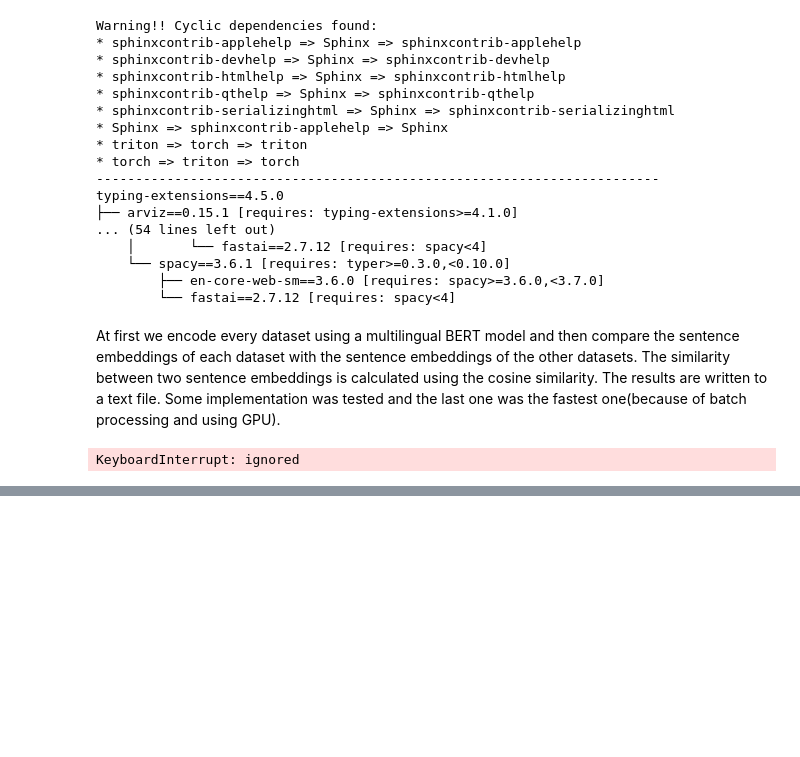
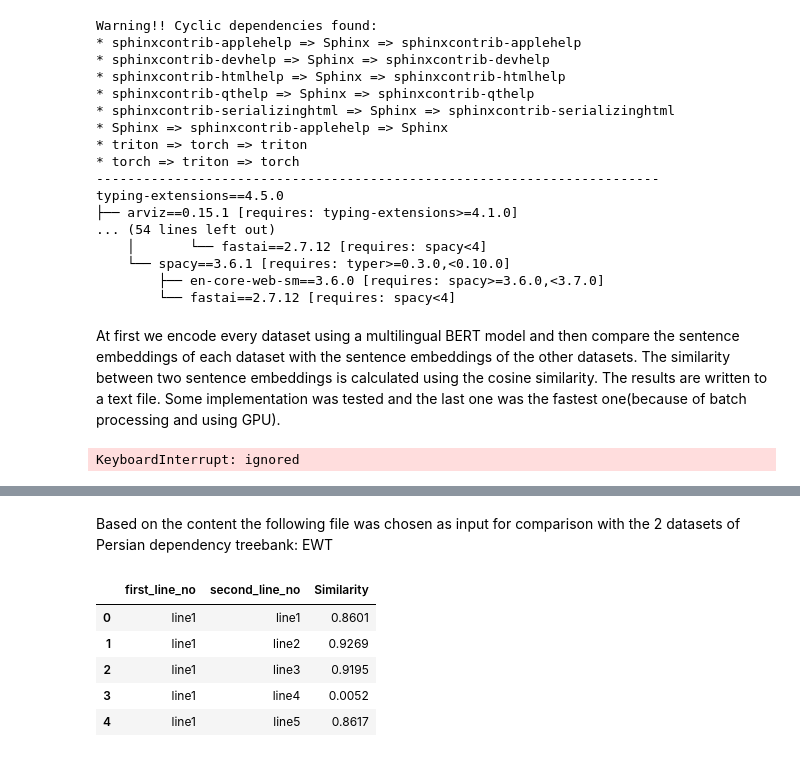
Before and after one commit to Hirbod-JORFlint/Language_layer_investigation, a Jupyter notebook: similarity test.ipynb, the cells around one changed output, grey strips where cells are left out. Drawn from its saved outputs; the diff is of its cells as text; code cells hidden in the pictures; blank space fills up the shorter version.

```diff
--- a/similarity test.ipynb
+++ b/similarity test.ipynb
@@ -335,0 +353,3 @@ Among these results actually the content of english datasets has to be considere
+# %% [markdown]
+Based on the content the following file was chosen as input for comparison with the 2 datasets of Persian dependency treebank:
+EWT
@@ -335,0 +358,11 @@ Among these results actually the content of english datasets has to be considere
+# %%
+with open('E:\Dars\Research Project\Language_layer_investigation\datasets\Files\en_ewt_fa_perdt_comparison.txt', 'r', encoding='utf-8') as f:
+  df1 = pd.read_csv(f, sep=',')
+df1.head()
+# %% [output]
+|  | first_line_no | second_line_no | Similarity |
+| 0 | line1 | line1 | 0.8601 |
+| 1 | line1 | line2 | 0.9269 |
+| 2 | line1 | line3 | 0.9195 |
+| 3 | line1 | line4 | 0.0052 |
+| 4 | line1 | line5 | 0.8617 |
```
Also changed, not shown: parts of 6 cells of this notebook, 10 other files.
